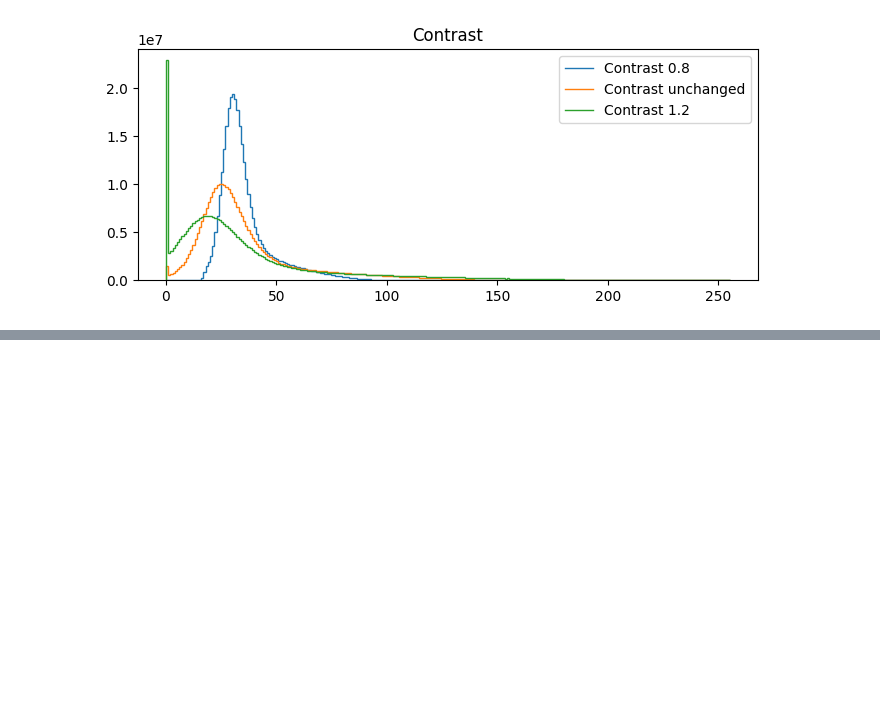
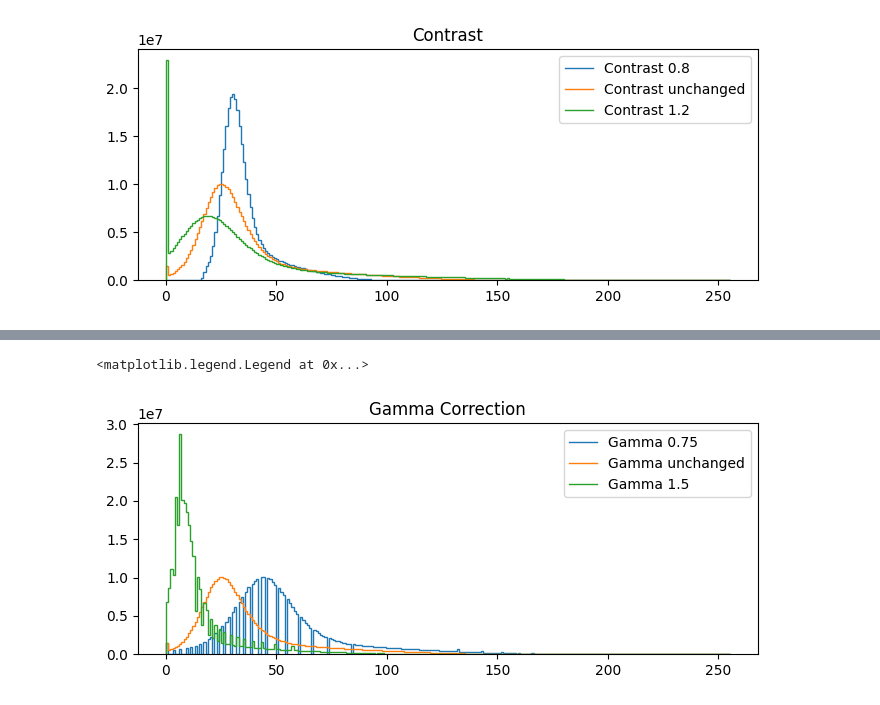
Before and after one commit to brombeersoufflee/master-thesis, a Jupyter notebook: data_exploration.ipynb, the cells around one changed output, grey strips where cells are left out. Cells and saved outputs as stored; diff of their text form; code cells hidden in the pictures; blank space fills up the shorter version.

```diff
--- a/data_exploration.ipynb
+++ b/data_exploration.ipynb
@@ -87,5 +116,5 @@ for i in range(array.shape[2]):
 # %%
-# X_train, X_test, X_val, y_train, y_test, y_val = data_loader.retina_split(np_array_data,labels_data)
+X_train, X_test, X_val, y_train, y_test, y_val = data_loader.retina_split(np_array_data,labels_data)
 # %%
 print(len(X_train),len(X_test),len(X_val))
 # %% [output]
@@ -239,0 +302,14 @@ axs.legend()
+# %%
+hist_gamma_min, bin_edges_gamma_min =np.histogram(np.clip([gamma_correction(image, 0.75) for image in X_train], 0, 255).astype(np.uint8), 256, range=(0, 255))
+hist_gamma_max, bin_edges_gamma_max =np.histogram(np.clip([gamma_correction(image, 1.5 )for image in X_train], 0, 255).astype(np.uint8), 256, range=(0, 255))
+# %%
+fig, axs = plt.subplots(1, 1, figsize=(8,3))
+axs.stairs(hist_gamma_min, bin_edges_gamma_min, label='Gamma 0.75')
+axs.stairs(hist, bin_edges, label='Gamma unchanged')
+axs.stairs(hist_gamma_max, bin_edges_gamma_max, label='Gamma 1.5')
+axs.set_title("Gamma Correction")
+# axs.set_ylim([0, 30000000])
+axs.legend()
+# %% [output]
+<matplotlib.legend.Legend at 0x...>
+[figure, added]
```
Also changed, not shown: parts of 20 cells of this notebook, 1 other file.
